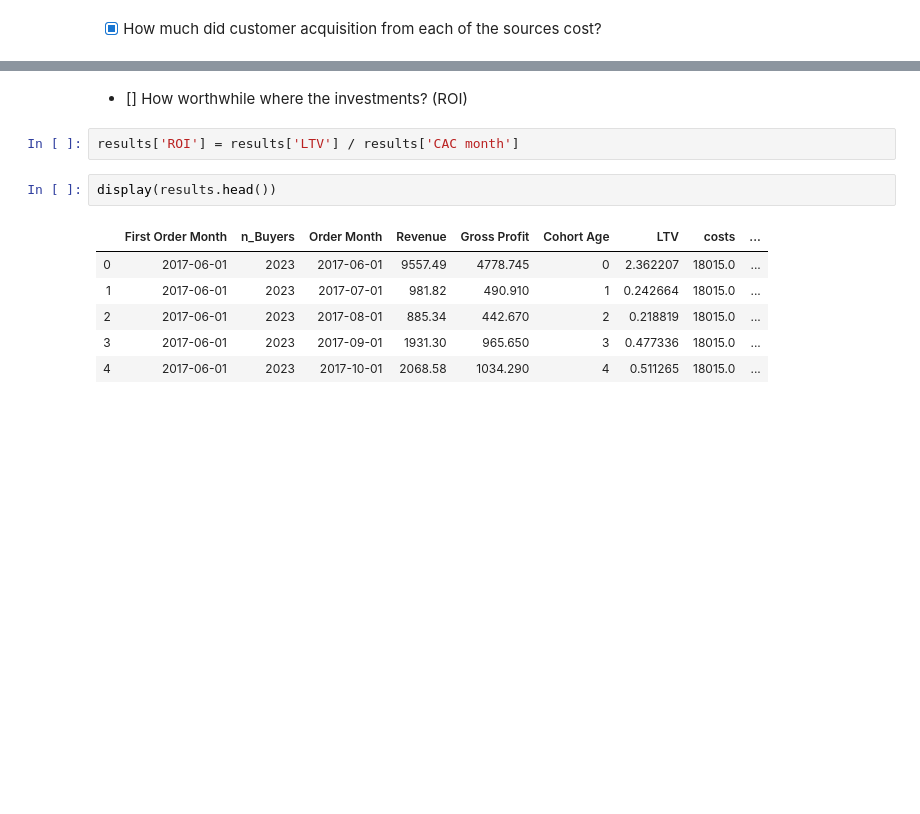
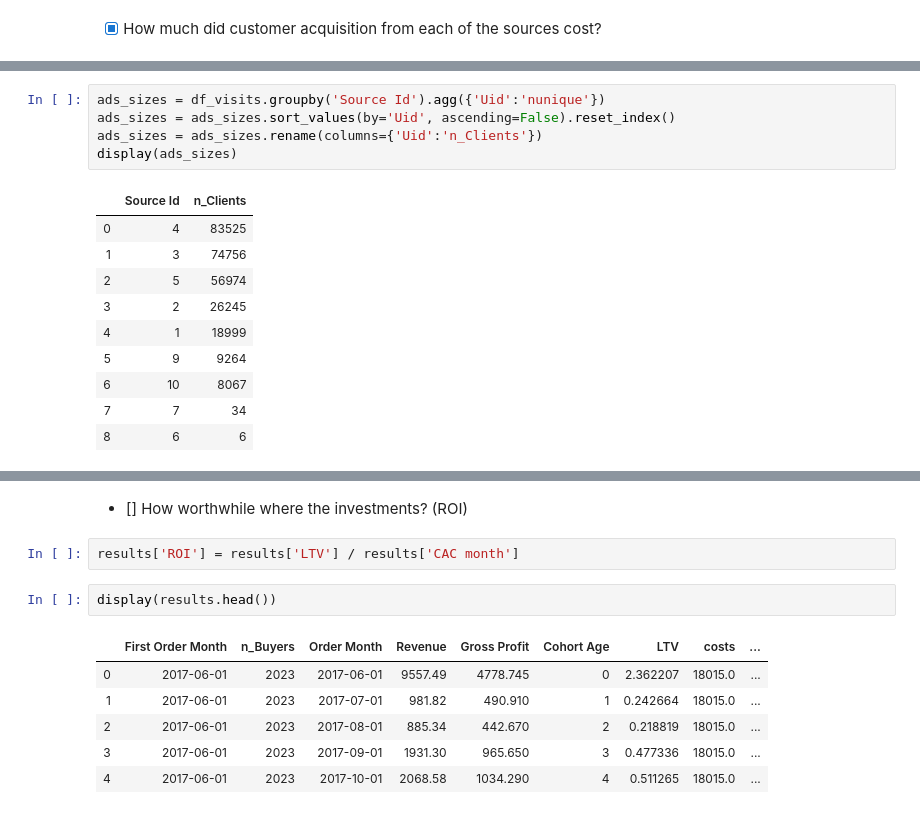
Before and after one commit to asicmicprj/Afisha_analytics, a Jupyter notebook: Afisha_analytics_v0.0.1.ipynb, the cells around one changed output, grey strips where cells are left out. Saved outputs shown, nothing was run; the diff lists cells and outputs as text; blank space fills up the shorter version.

```diff
--- a/Afisha_analytics_v0.0.1.ipynb
+++ b/Afisha_analytics_v0.0.1.ipynb
@@ -1017,3 +1029,19 @@ source_costs.plot(x='source_id', kind='bar', figsize=(16,5))
 plt.show()
 # %% [output]
 [figure]
+# %%
+ads_sizes = df_visits.groupby('Source Id').agg({'Uid':'nunique'})
+ads_sizes = ads_sizes.sort_values(by='Uid', ascending=False).reset_index()
+ads_sizes = ads_sizes.rename(columns={'Uid':'n_Clients'})
+display(ads_sizes)
+# %% [output]
+|  | Source Id | n_Clients |
+| 0 | 4 | 83525 |
+| 1 | 3 | 74756 |
+| 2 | 5 | 56974 |
+| 3 | 2 | 26245 |
+| 4 | 1 | 18999 |
+| 5 | 9 | 9264 |
+| 6 | 10 | 8067 |
+| 7 | 7 | 34 |
+| 8 | 6 | 6 |
```
Also changed, not shown: parts of 14 cells of this notebook.
